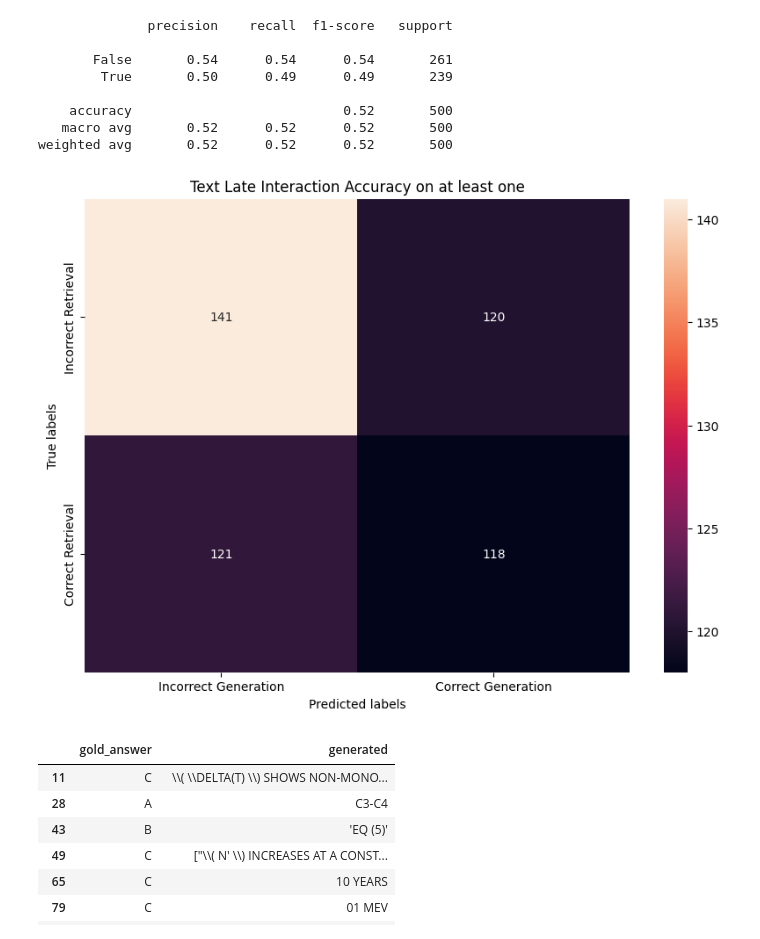
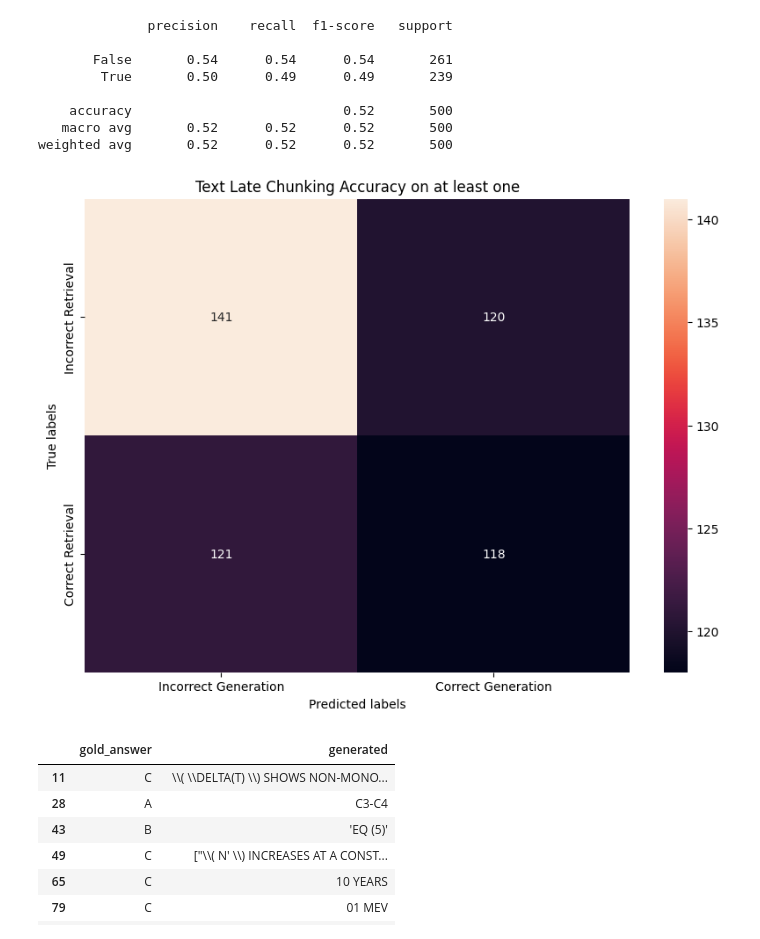
Before and after one commit to Robertogiordano/MultiGraphQA, a Jupyter notebook: notebook.ipynb, the cells around one changed output. Saved outputs shown, nothing was run; the diff lists cells and outputs as text; code cells hidden in the pictures.

```diff
--- a/notebook.ipynb
+++ b/notebook.ipynb
@@ -1487,15 +1506,15 @@ weighted avg       0.52      0.52      0.52       500
 # %%
 # Plot confusion matrix
 plt.figure(figsize=(10, 7))
 sns.heatmap(cm, annot=True, fmt='g')
-plt.title('Text Late Interaction Accuracy on at least one')
+plt.title('Text Late Chunking Accuracy on at least one')
 plt.xlabel('Predicted labels')
 plt.ylabel('True labels')
 plt.yticks([0.5, 1.5], ['Incorrect Retrieval', 'Correct Retrieval'])
 plt.xticks([0.5, 1.5], ['Incorrect Generation', 'Correct Generation'])
 plt.show()
 # %% [output]
-[figure, old version]
+[figure, new version]
 # %%
 errors_generated=df_generated_text_late_chunking[~df_generated_text_late_chunking['generated'].isin(['A', 'B', 'C', 'D','E'])][['gold_answer','generated']]
 errors_generated
```
Also changed, not shown: parts of 45 cells of this notebook, 3 other files.
